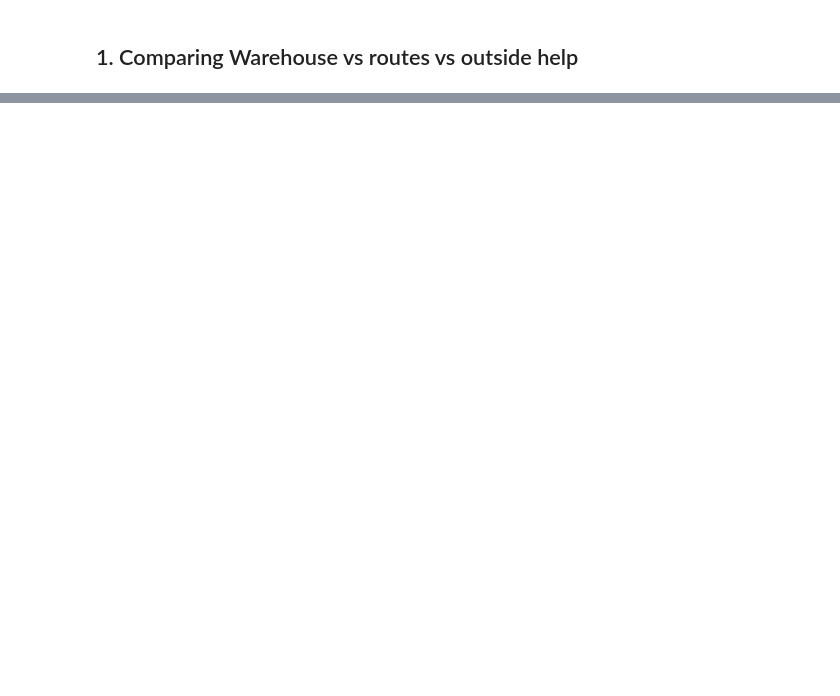
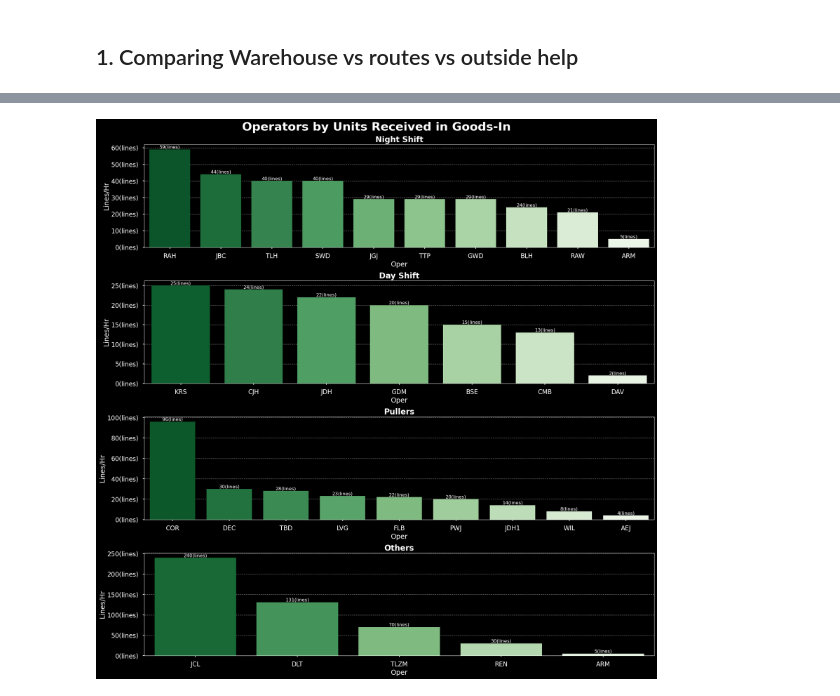
Before and after one commit to zeekwired/Tristate, a Jupyter notebook: Operator_Analysis.ipynb, the cells around one changed output, grey strips where cells are left out. Cells and saved outputs as stored; diff of their text form; code cells hidden in the pictures; blank space fills up the shorter version.

```diff
--- a/Operator_Analysis.ipynb
+++ b/Operator_Analysis.ipynb
@@ -102,0 +125,5 @@ ValueError: Worksheet named 'Night Shift' not found
+# %%
+oa_night = pd.read_excel('OA_Stockers.xls', sheet_name='Night Stockers')
+oa_day = pd.read_excel('OA_Stockers.xls', sheet_name='Day Stockers')
+oa_pullers = pd.read_excel('OA_Stockers.xls', sheet_name='Pullers')
+oa_others = pd.read_excel('OA_Stockers.xls', sheet_name='Outside Help')
@@ -102,0 +165,35 @@ ValueError: Worksheet named 'Night Shift' not found
+# %%
+with plt.style.context(['seaborn-muted', 'seaborn-poster', 'dark_background']):
+
+    fig, ax = plt.subplots(4, 1, figsize=(20, 20))
+
+    # Organized by Night Shift
+    sns.barplot(x='Oper', y='Lines/Hr', data=oa_night.sort_values('Lines/Hr', ascending=False), ax=ax[0], zorder=3, palette='Greens_r')
+    ax[0].set_title('Night Shift', fontsize=20, fontweight='bold')
+    ax[0].bar_label(ax[0].containers[0], fmt='%.0f(lines)', fontsize=12, color='white')
+    ax[0].grid(True, axis='y', zorder=0, color='lightgrey', linestyle='--', linewidth=1, alpha=0.6)
+    ax[0].yaxis.set_major_formatter(ticker.FuncFormatter(lambda x, pos: f'{x:,.0f}(lines)'))
+    # Organized by Day Shift
+    sns.barplot(x='Oper', y='Lines/Hr', data=oa_day.sort_values('Lines/Hr', ascending=False), ax=ax[1], zorder=3, palette='Greens_r')
+    ax[1].set_title('Day Shift', fontsize=20, fontweight='bold')
+    ax[1].bar_label(ax[1].containers[0], fmt='%.0f(lines)', fontsize=12, color='white')
+    ax[1].grid(True, axis='y', zorder=0, color='lightgrey', linestyle='--', linewidth=1, alpha=0.6)
+    ax[1].yaxis.set_major_formatter(ticker.FuncFormatter(lambda x, pos: f'{x:,.0f}(lines)'))
+    # Organized by Pullers
+    sns.barplot(x='Oper', y='Lines/Hr', data=oa_pullers.sort_values('Lines/Hr', ascending=False), ax=ax[2], zorder=3, palette='Greens_r')
+    ax[2].set_title('Pullers', fontsize=20, fontweight='bold')
+    ax[2].bar_label(ax[2].containers[0], fmt='%.0f(lines)', fontsize=12, color='white')
+    ax[2].grid(True, axis='y', zorder=0, color='lightgrey', linestyle='--', linewidth=1, alpha=0.6)
+    ax[2].yaxis.set_major_formatter(ticker.FuncFormatter(lambda x, pos: f'{x:,.0f}(lines)'))
+    # Organized by Others
+    sns.barplot(x='Oper', y='Lines/Hr', data=oa_others.sort_values('Lines/Hr', ascending=False), ax=ax[3], zorder=3, palette='Greens_r')
+    ax[3].set_title('Others', fontsize=20, fontweight='bold')
+    ax[3].bar_label(ax[3].containers[0], fmt='%.0f(lines)', fontsize=12, color='white')
+    ax[3].grid(True, axis='y', zorder=0, color='lightgrey', linestyle='--', linewidth=1, alpha=0.6)
+    ax[3].yaxis.set_major_formatter(ticker.FuncFormatter(lambda x, pos: f'{x:,.0f}(lines)'))
+
+plt.suptitle('Operators by Units Received in Goods-In', fontsize=30, fontweight='bold', color='white', y=0.99)
+plt.tight_layout()
+plt.show();
+# %% [output]
+[figure, added]
```
Also changed, not shown: parts of 9 cells of this notebook.
